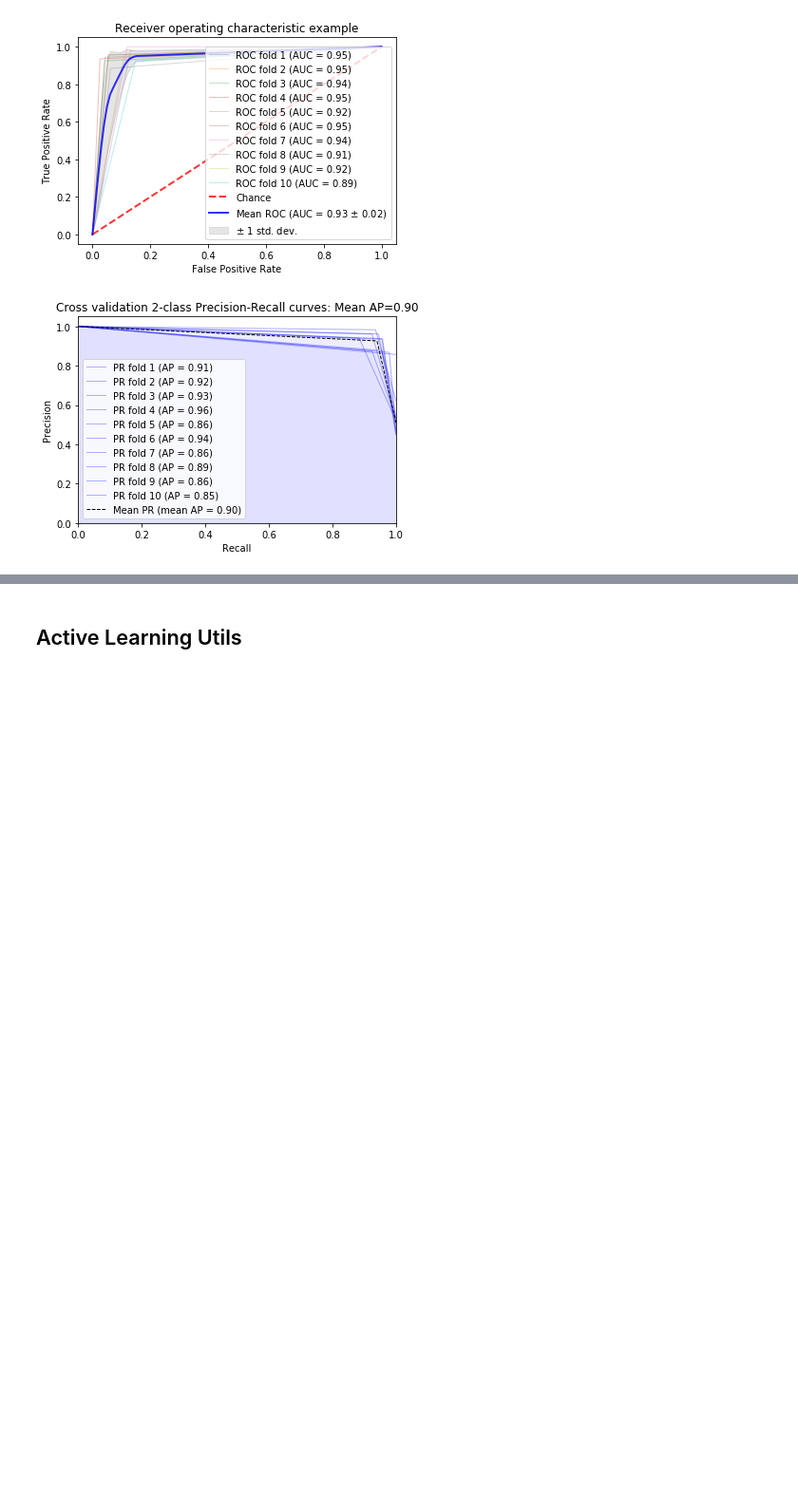
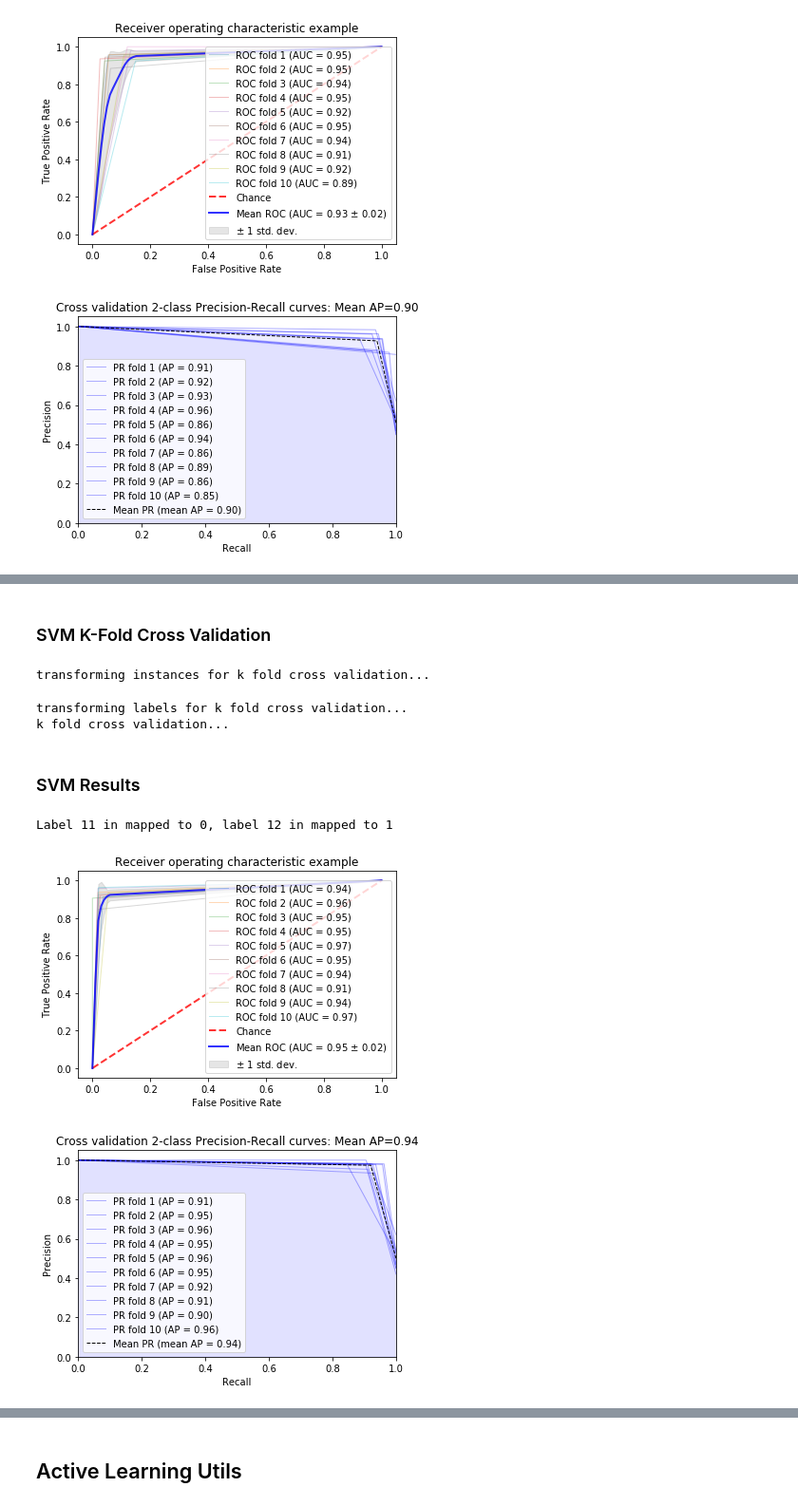
Before and after one commit to sahanmar/Peony, a Jupyter notebook: Peony_project/showcase/showcase_peony_project_basic_functions.ipynb, the cells around one changed output, grey strips where cells are left out. Shown at 95% size. Cells and saved outputs as stored; diff of their text form; code cells hidden in the pictures; blank space fills up the shorter version.

```diff
--- a/Peony_project/showcase/showcase_peony_project_basic_functions.ipynb
+++ b/Peony_project/showcase/showcase_peony_project_basic_functions.ipynb
@@ -123,0 +159,19 @@ Label 11 in mapped to 0, label 12 in mapped to 1
+# %% [markdown]
+### SVM K-Fold Cross Validation
+# %%
+peony_model = PeonyBoxModel(HuffPostTransform)
+k_fold = k_fold_corss_validation(
+        peony_model.svm_model, HuffPostWordEmbeddingsTransform, instances, labels, 10
+    )
+# %% [output]
+transforming instances for k fold cross validation...
+transforming labels for k fold cross validation...
+k fold cross validation...
+# %% [markdown]
+### SVM Results
+# %%
+calculate_binary_metrics(k_fold)
+# %% [output]
+Label 11 in mapped to 0, label 12 in mapped to 1
+[figure, added]
+[figure, added]
```
Also changed, not shown: parts of 15 cells of this notebook, 7 other files.
